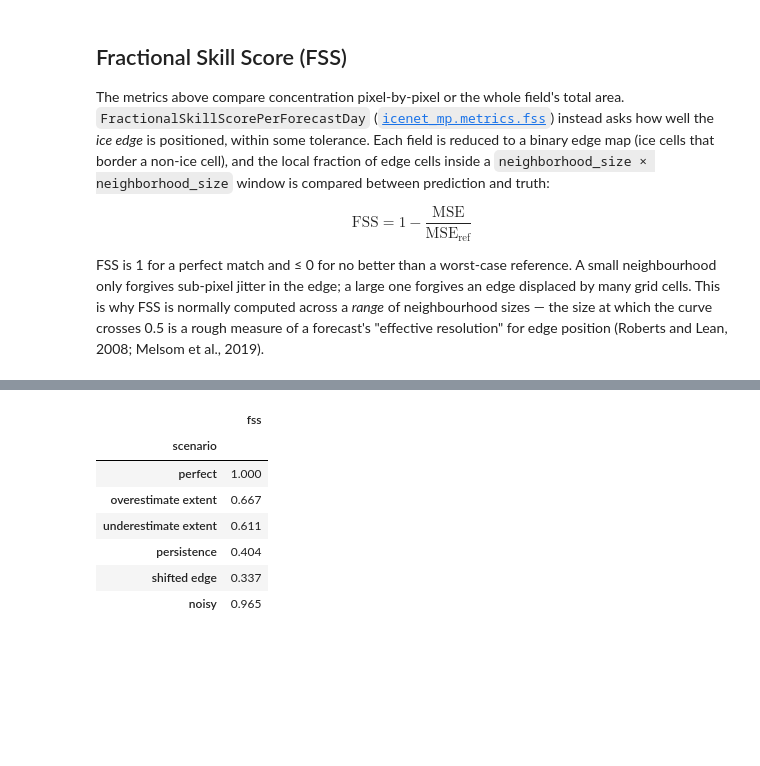
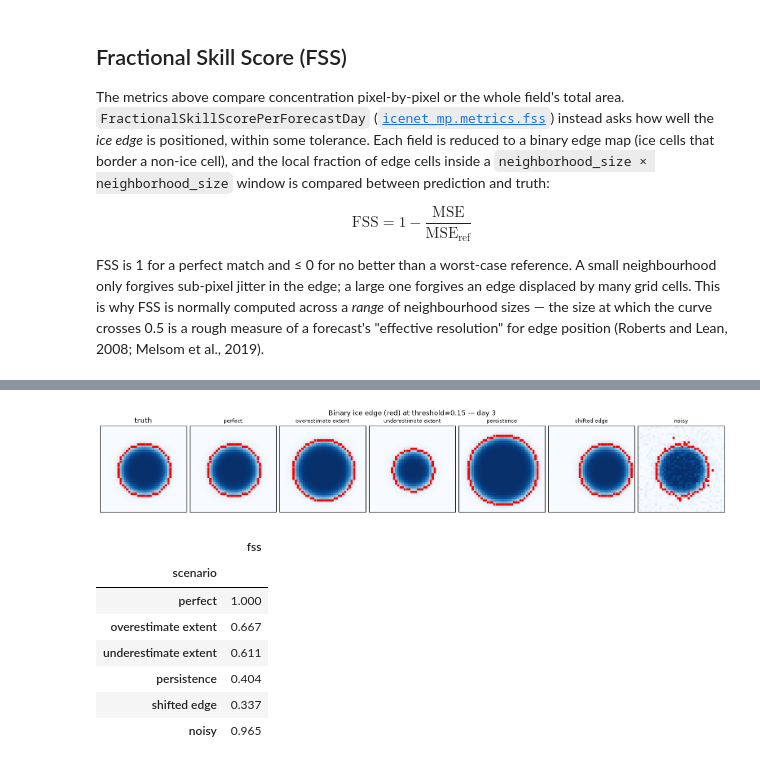
Before and after one commit to alan-turing-institute/icenet-mp, a Jupyter notebook: notebooks/metrics_examples.ipynb, the cells around one changed output, grey strips where cells are left out. Cells and saved outputs as stored; diff of their text form; code cells hidden in the pictures; blank space fills up the shorter version.

Commit message:
:chart_with_upwards_trend: Adding FSS as a metric

```diff
--- a/notebooks/metrics_examples.ipynb
+++ b/notebooks/metrics_examples.ipynb
@@ -417,3 +421,39 @@ FSS is 1 for a perfect match and ≤ 0 for no better than a worst-case reference
+# %%
+from icenet_mp.metrics.fss import SEA_ICE_THRESHOLD, FractionalSkillScorePerForecastDay
+
+
+def binary_edge_map(field_day: np.ndarray) -> np.ndarray:
+    """Boolean ice-edge map (ice cells bordering non-ice) for a single (H, W) field."""
+    mask = torch.from_numpy(field_day > SEA_ICE_THRESHOLD)[None, :, :]
+    return FractionalSkillScorePerForecastDay._binary_edge(mask)[0].numpy()
+
+
+truth_edge = binary_edge_map(truth[DAY_TO_SHOW])
+scenario_edges = {name: binary_edge_map(field[DAY_TO_SHOW]) for name, field in scenarios.items()}
+
+fig, axes = plt.subplots(1, n_scenarios + 1, figsize=(2.2 * (n_scenarios + 1), 2.6), constrained_layout=True)
+
+
+def overlay_edge(ax, field_day: np.ndarray, edge: np.ndarray) -> None:
+    ax.imshow(field_day, cmap=CONCENTRATION_CMAP, vmin=0, vmax=1)
+    ys, xs = np.nonzero(edge)
+    ax.scatter(xs, ys, s=8, color="red", marker="s")
+
+
+overlay_edge(axes[0], truth[DAY_TO_SHOW], truth_edge)
+axes[0].set_title("truth")
+for ax in axes:
+    ax.set_xticks([])
+    ax.set_yticks([])
+
+for ax, name in zip(axes[1:], scenarios, strict=True):
+    overlay_edge(ax, scenarios[name][DAY_TO_SHOW], scenario_edges[name])
+    ax.set_title(name, fontsize=9)
+
+fig.suptitle(f"Binary ice edge (red) at threshold={SEA_ICE_THRESHOLD} — day {DAY_TO_SHOW}")
+plt.show()
+# %% [output]
+[figure, added]
 # %%
 from icenet_mp.metrics import FractionalSkillScorePerForecastDay
 
```
Also changed, not shown: parts of 1 cell of this notebook, 3 other files.
